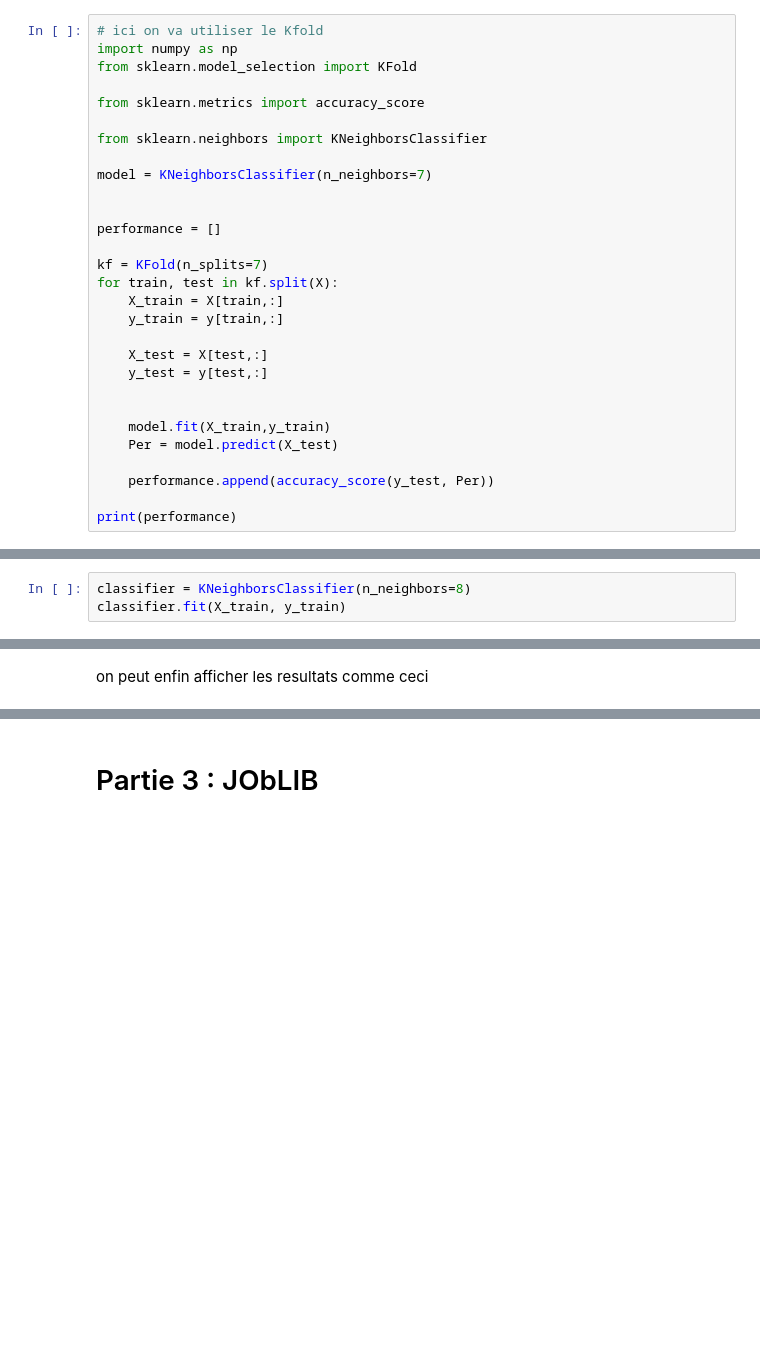
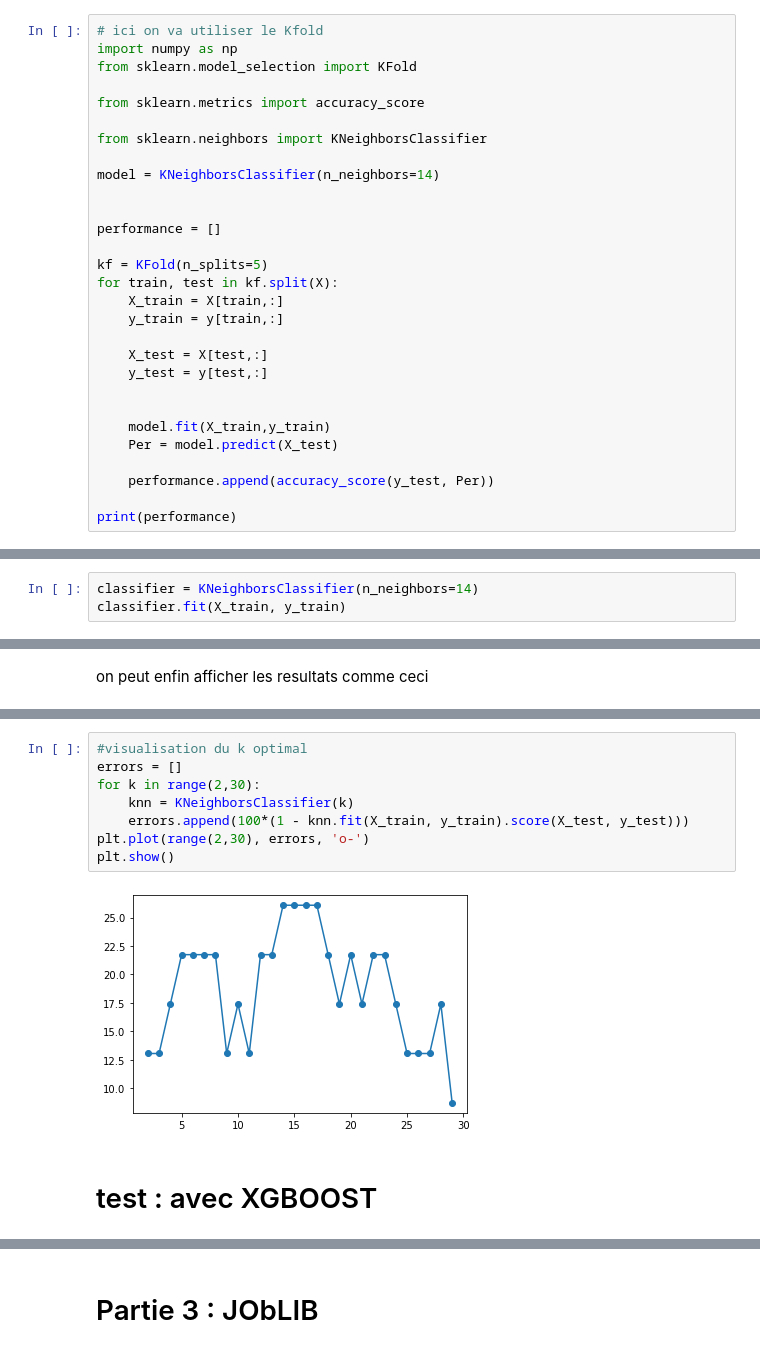
Before and after one commit to psalmodieur/knn_test_de_personnalit-, a Jupyter notebook: knn_questionnaire.ipynb, the cells around one changed output, grey strips where cells are left out. Cells and saved outputs as stored; diff of their text form; blank space fills up the shorter version.

```diff
--- a/knn_questionnaire.ipynb
+++ b/knn_questionnaire.ipynb
@@ -178,12 +178,12 @@ from sklearn.metrics import accuracy_score
 
 from sklearn.neighbors import KNeighborsClassifier
 
-model = KNeighborsClassifier(n_neighbors=7)
+model = KNeighborsClassifier(n_neighbors=14)
 
 
 performance = []
 
-kf = KFold(n_splits=7)
+kf = KFold(n_splits=5)
 for train, test in kf.split(X):
     X_train = X[train,:]
     y_train = y[train,:]
@@ -205,6 +205,6 @@ scaling inutile ici car nos variables ne varient pas assez
 # %% [markdown]
 ici on entraine le modèle grace a l'aide de KNeighborsClassifier
 # %%
-classifier = KNeighborsClassifier(n_neighbors=8)
+classifier = KNeighborsClassifier(n_neighbors=14)
 classifier.fit(X_train, y_train)
 # %% [output]
@@ -246,0 +247,12 @@ Accuracy: 82.35294117647058 %
+# %%
+#visualisation du k optimal
+errors = []
+for k in range(2,30):
+    knn = KNeighborsClassifier(k)
+    errors.append(100*(1 - knn.fit(X_train, y_train).score(X_test, y_test)))
+plt.plot(range(2,30), errors, 'o-')
+plt.show()
+# %% [output]
+[figure, added]
+# %% [markdown]
+# test : avec XGBOOST
```
Also changed, not shown: parts of 7 cells of this notebook, 6 other files.
